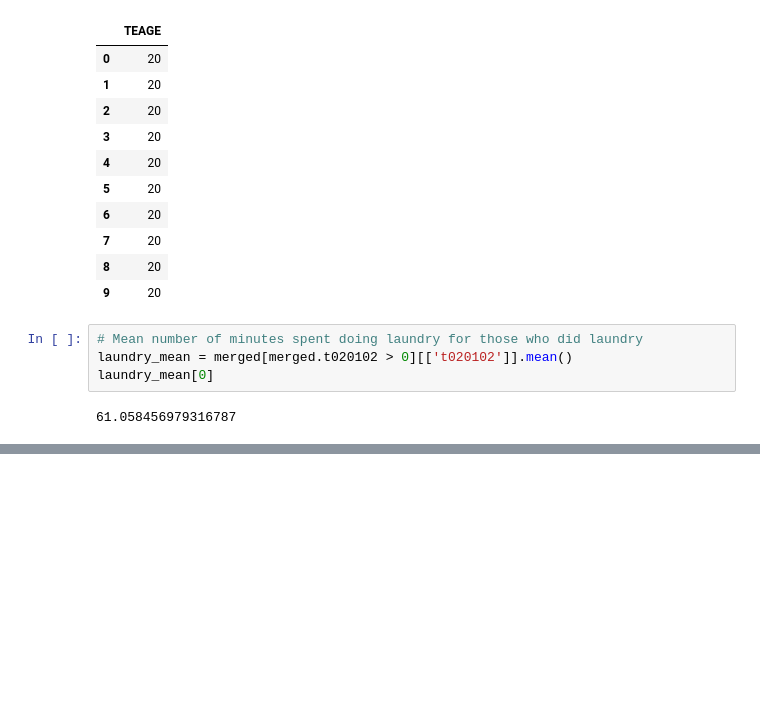
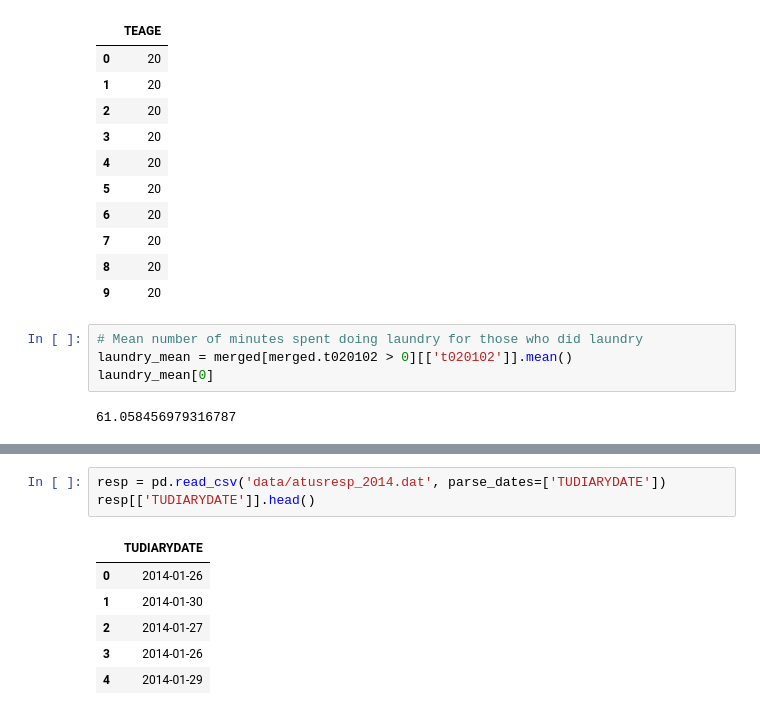
Before and after one commit to ahartz1/atus-analysis, a Jupyter notebook: atus-analysis.ipynb, the cells around one changed output, grey strips where cells are left out. Drawn from its saved outputs; the diff is of its cells as text; blank space fills up the shorter version.

```diff
--- a/atus-analysis.ipynb
+++ b/atus-analysis.ipynb
@@ -114,0 +143,10 @@ plt.show()
+# %%
+resp = pd.read_csv('data/atusresp_2014.dat', parse_dates=['TUDIARYDATE'])
+resp[['TUDIARYDATE']].head()
+# %% [output]
+|  | TUDIARYDATE |
+| 0 | 2014-01-26 |
+| 1 | 2014-01-30 |
+| 2 | 2014-01-27 |
+| 3 | 2014-01-26 |
+| 4 | 2014-01-29 |
```
Also changed, not shown: parts of 6 cells of this notebook.
